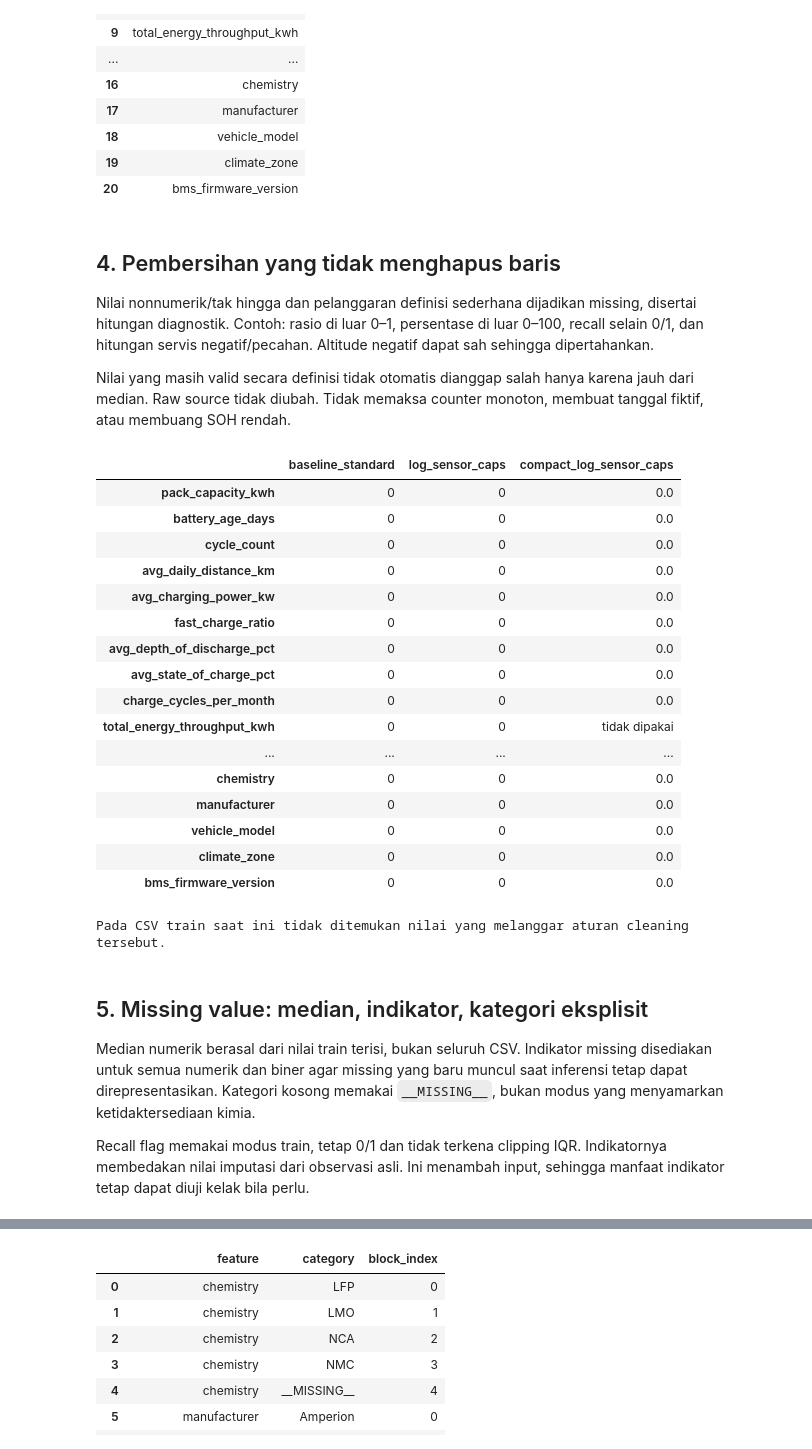
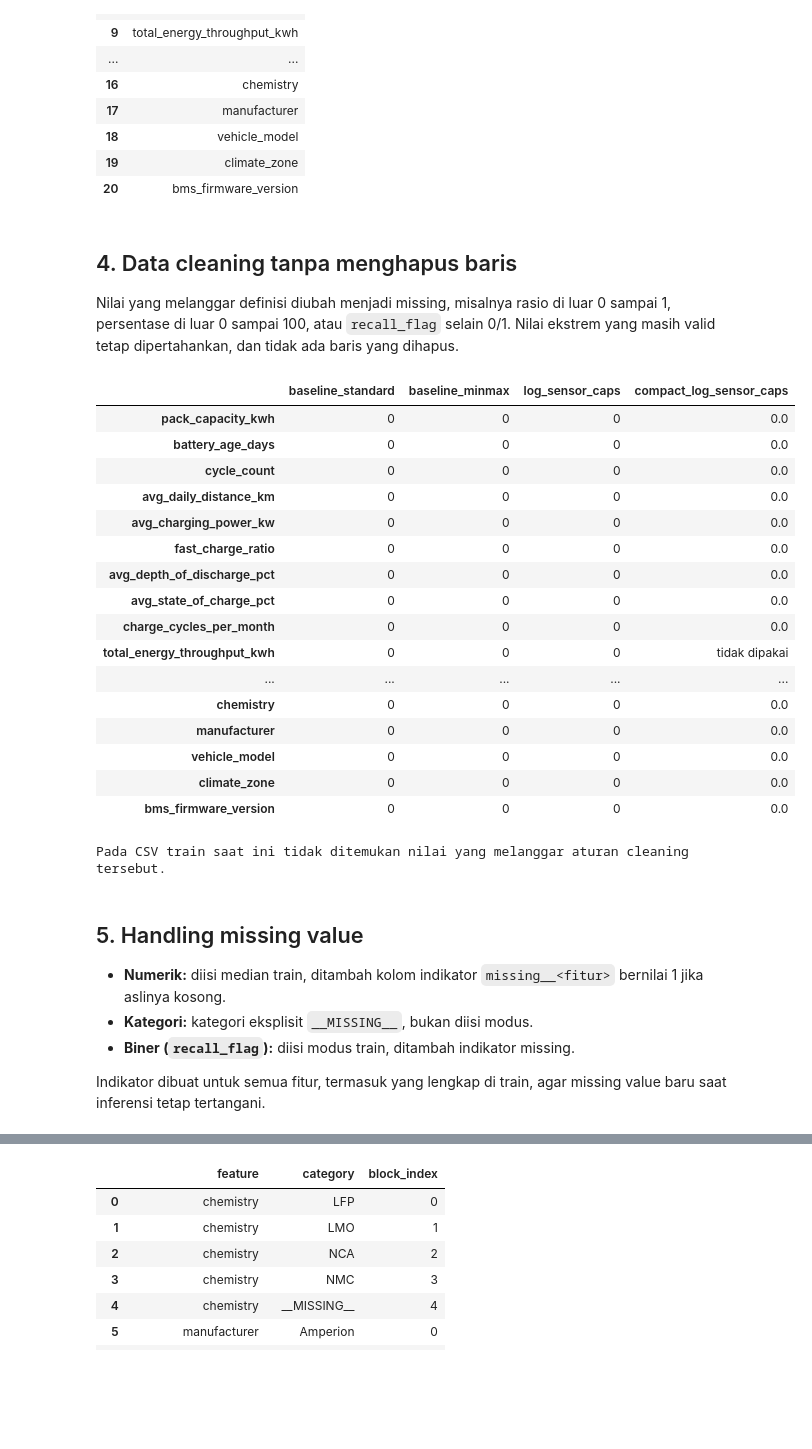
Before and after one commit to HUB37T/EV-Battery-Health, a Jupyter notebook: notebooks/02_preprocessing.ipynb, the cells around one changed output, grey strips where cells are left out. Drawn from its saved outputs; the diff is of its cells as text; code cells hidden in the pictures; blank space fills up the shorter version.

```diff
--- a/notebooks/02_preprocessing.ipynb
+++ b/notebooks/02_preprocessing.ipynb
@@ -60,10 +68,17 @@ Full vs log/cap adalah perbandingan gabungan dua perubahan; tidak mengisolasi ef
 # %%
 specs = []
-for name,spec in result['settings']['recipes'].items():
-    prep = variants[name]['preprocessor']
-    specs.append({'recipe':name,'raw_features':len(prep.required_columns),'input_neurons':prep.n_features_out_,
-                  'dropped':', '.join(spec['drop_features']) or 'Tidak ada',
-                  'log':', '.join(spec['log_features']) or 'Tidak ada',
-                  'caps':', '.join(spec['clip_features']) or 'Tidak ada'})
+for name, spec in result["settings"]["recipes"].items():
+    prep = variants[name]["preprocessor"]
+    specs.append(
+        {
+            "recipe": name,
+            "raw_features": len(prep.required_columns),
+            "input_neurons": prep.n_features_out_,
+            "scaler": prep.scaler,
+            "dropped": ", ".join(spec["drop_features"]) or "Tidak ada",
+            "log": ", ".join(spec["log_features"]) or "Tidak ada",
+            "caps": ", ".join(spec["clip_features"]) or "Tidak ada",
+        }
+    )
 display(pd.DataFrame(specs))
 # %% [output]
@@ -104,38 +118,42 @@ PASS: ketiga resep tidak memuat ID, target, tanggal, atau proxy yang dilarang.
 | 19 | climate_zone |
 | 20 | bms_firmware_version |
 # %% [markdown]
-## 4. Pembersihan yang tidak menghapus baris
+## 4. Data cleaning tanpa menghapus baris
 
-Nilai nonnumerik/tak hingga dan pelanggaran definisi sederhana dijadikan missing, disertai hitungan diagnostik. Contoh: rasio di luar 0–1, persentase di luar 0–100, recall selain 0/1, dan hitungan servis negatif/pecahan. Altitude negatif dapat sah sehingga dipertahankan.
-
-Nilai yang masih valid secara definisi tidak otomatis dianggap salah hanya karena jauh dari median. Raw source tidak diubah. Tidak memaksa counter monoton, membuat tanggal fiktif, atau membuang SOH rendah.
+Nilai yang melanggar definisi diubah menjadi missing, misalnya rasio di luar 0 sampai 1, persentase di luar 0 sampai 100, atau `recall_flag` selain 0/1. Nilai ekstrem yang masih valid tetap dipertahankan, dan tidak ada baris yang dihapus.
 # %%
-display(pd.DataFrame({name:entry['preprocessor'].invalid_counts_train_ for name,entry in variants.items()}).fillna('tidak dipakai'))
-assert all(sum(entry['preprocessor'].invalid_counts_train_.values())==0 for entry in variants.values())
-print('Pada CSV train saat ini tidak ditemukan nilai yang melanggar aturan cleaning tersebut.')
+display(
+    pd.DataFrame(
+        {name: entry["preprocessor"].invalid_counts_train_ for name, entry in variants.items()}
+    ).fillna("tidak dipakai")
+)
+assert all(sum(entry["preprocessor"].invalid_counts_train_.values()) == 0 for entry in variants.values())
+print("Pada CSV train saat ini tidak ditemukan nilai yang melanggar aturan cleaning tersebut.")
 # %% [output]
-|  | baseline_standard | log_sensor_caps | compact_log_sensor_caps |
-| pack_capacity_kwh | 0 | 0 | 0.0 |
-| battery_age_days | 0 | 0 | 0.0 |
-| cycle_count | 0 | 0 | 0.0 |
-| avg_daily_distance_km | 0 | 0 | 0.0 |
-| avg_charging_power_kw | 0 | 0 | 0.0 |
-| fast_charge_ratio | 0 | 0 | 0.0 |
-| avg_depth_of_discharge_pct | 0 | 0 | 0.0 |
-| avg_state_of_charge_pct | 0 | 0 | 0.0 |
-| charge_cycles_per_month | 0 | 0 | 0.0 |
-| total_energy_throughput_kwh | 0 | 0 | tidak dipakai |
-| ... | ... | ... | ... |
-| chemistry | 0 | 0 | 0.0 |
-| manufacturer | 0 | 0 | 0.0 |
-| vehicle_model | 0 | 0 | 0.0 |
-| climate_zone | 0 | 0 | 0.0 |
-| bms_firmware_version | 0 | 0 | 0.0 |
+|  | baseline_standard | baseline_minmax | log_sensor_caps | compact_log_sensor_caps |
+| pack_capacity_kwh | 0 | 0 | 0 | 0.0 |
+| battery_age_days | 0 | 0 | 0 | 0.0 |
+| cycle_count | 0 | 0 | 0 | 0.0 |
+| avg_daily_distance_km | 0 | 0 | 0 | 0.0 |
+| avg_charging_power_kw | 0 | 0 | 0 | 0.0 |
+| fast_charge_ratio | 0 | 0 | 0 | 0.0 |
+| avg_depth_of_discharge_pct | 0 | 0 | 0 | 0.0 |
+| avg_state_of_charge_pct | 0 | 0 | 0 | 0.0 |
+| charge_cycles_per_month | 0 | 0 | 0 | 0.0 |
+| total_energy_throughput_kwh | 0 | 0 | 0 | tidak dipakai |
+| ... | ... | ... | ... | ... |
+| chemistry | 0 | 0 | 0 | 0.0 |
+| manufacturer | 0 | 0 | 0 | 0.0 |
+| vehicle_model | 0 | 0 | 0 | 0.0 |
+| climate_zone | 0 | 0 | 0 | 0.0 |
+| bms_firmware_version | 0 | 0 | 0 | 0.0 |
 Pada CSV train saat ini tidak ditemukan nilai yang melanggar aturan cleaning tersebut.
 # %% [markdown]
-## 5. Missing value: median, indikator, kategori eksplisit
+## 5. Handling missing value
 
-Median numerik berasal dari nilai train terisi, bukan seluruh CSV. Indikator missing disediakan untuk semua numerik dan biner agar missing yang baru muncul saat inferensi tetap dapat direpresentasikan. Kategori kosong memakai `__MISSING__`, bukan modus yang menyamarkan ketidaktersediaan kimia.
+- **Numerik:** diisi median train, ditambah kolom indikator `missing__<fitur>` bernilai 1 jika aslinya kosong.
+- **Kategori:** kategori eksplisit `__MISSING__`, bukan diisi modus.
+- **Biner (`recall_flag`):** diisi modus train, ditambah indikator missing.
 
-Recall flag memakai modus train, tetap 0/1 dan tidak terkena clipping IQR. Indikatornya membedakan nilai imputasi dari observasi asli. Ini menambah input, sehingga manfaat indikator tetap dapat diuji kelak bila perlu.
+Indikator dibuat untuk semua fitur, termasuk yang lengkap di train, agar missing value baru saat inferensi tetap tertangani.
 # %%
```
Also changed, not shown: parts of 29 cells of this notebook, 8 other files.
